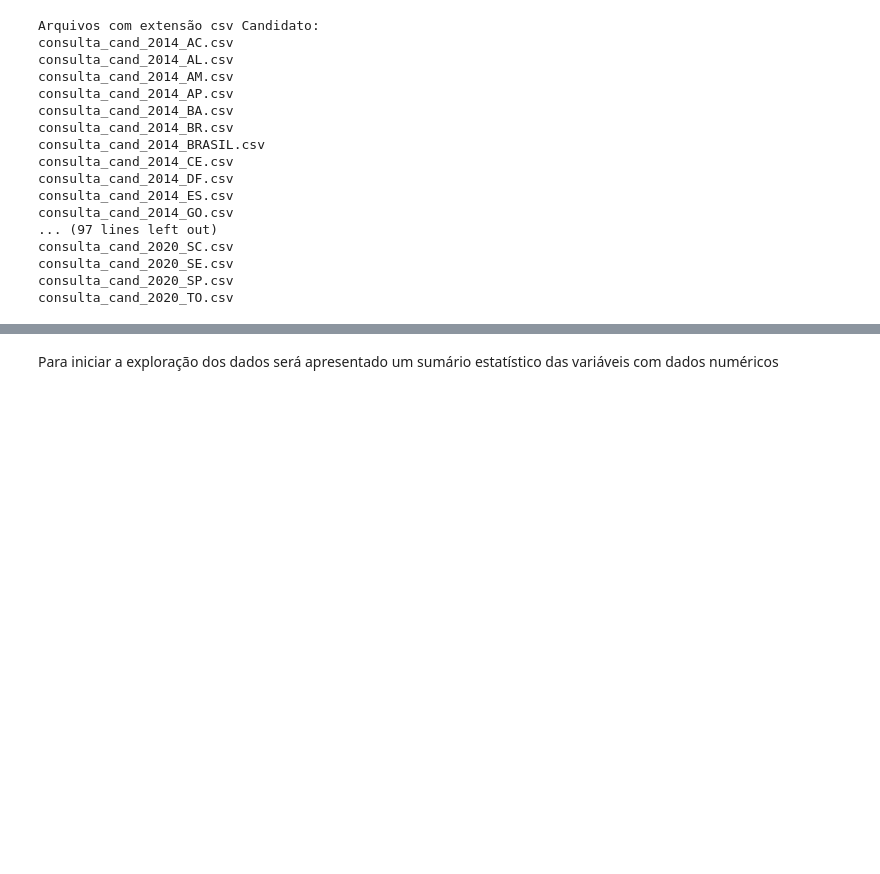
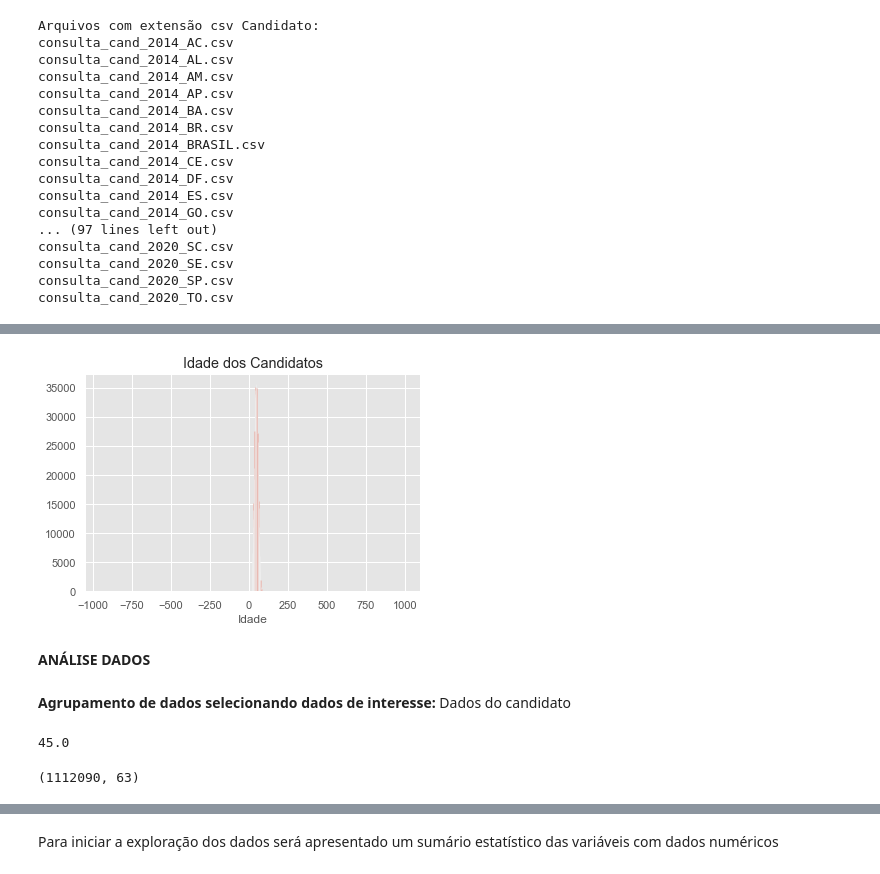
Before and after one commit to wendercorrea/projetoFinalPuc, a Jupyter notebook: WENDER_CORREA.ipynb, the cells around one changed output, grey strips where cells are left out. Cells and saved outputs as stored; diff of their text form; code cells hidden in the pictures; blank space fills up the shorter version.

```diff
--- a/WENDER_CORREA.ipynb
+++ b/WENDER_CORREA.ipynb
@@ -179,21 +369,0 @@ data_frame_cassacao.shape
-# %%
-print('Arquivos com extensão csv Bens:')
-concatenar = []
-with os.scandir(dirBemCandidato) as arqs:
-    for arq in arqs:
-        if arq.is_file() and  arq.name.endswith('.csv'):
-             print(arq.name)
-    path = dirBemCandidato
-    # csv files in the path
-    files = glob.glob(path + "/*.csv")
-    # defining an empty list to store
-    # content
-    data_frame_Bem_candidato = pd.DataFrame()
-    content_situacao_bem = []
-    # checking all the csv files in the
-    # specified path
-    for filename in files:
-        dfsb = pd.read_csv(filename, encoding = "Latin 1", sep= ";", decimal = ',', error_bad_lines=False, dtype={"SQ_CANDIDATO": int, "ANO_ELEICAO": int})
-        content_situacao_bem.append(dfsb)
-    # converting content to data frame
-    data_frame_Bem_candidato = pd.concat(content_situacao_bem).drop_duplicates()
@@ -205,8 +369,0 @@ data_frame_Bem_candidato['VR_BEM_CANDIDATO'].min()
-# %%
-#Plotagem do histograma dos valores dos bens dos candidatos
-dfAjuste.VR_BEM_CANDIDATO.hist(bins=100)
-plt.style.use('seaborn-pastel')
-plt.xlabel("Valor")
-plt.ylabel("Número de bens")
-plt.title("Bens candidatos - valores")
-plt.show()
@@ -260,0 +418,27 @@ df_consulta_candidato = data_frame[['SQ_CANDIDATO','ANO_ELEICAO','NR_CANDIDATO',
+# %%
+idade_publico = Counter(data_frame['NR_IDADE_DATA_POSSE'])
+#Plotagem da idade dos candidatos
+plt.style.use('ggplot')
+plt.bar(idade_publico.keys(), idade_publico.values())
+plt.xlabel('Idade')
+plt.title('Idade dos Candidatos')
+plt.show()
+# %% [output]
+[figure, added]
+# %% [markdown]
+<b>ANÁLISE DADOS</b>
+# %% [markdown]
+<b> Agrupamento de dados selecionando dados de interesse: </b> Dados do candidato
+# %%
+#removendo dados com todas linhas faltando dados
+data_frame.dropna(how='all', inplace=True)
+#descobrindo a idade média
+mediaIdade = round(data_frame['NR_IDADE_DATA_POSSE'].mean(),0)
+print(mediaIdade)
+# Preenchendo a coluna com o valor da média:
+data_frame.update(data_frame['NR_IDADE_DATA_POSSE'].fillna(mediaIdade))
+# Dimensões do df_dados
+data_frame.shape
+# %% [output]
+45.0
+(1112090, 63)
```
Also changed, not shown: parts of 204 cells of this notebook, 1 other file.
